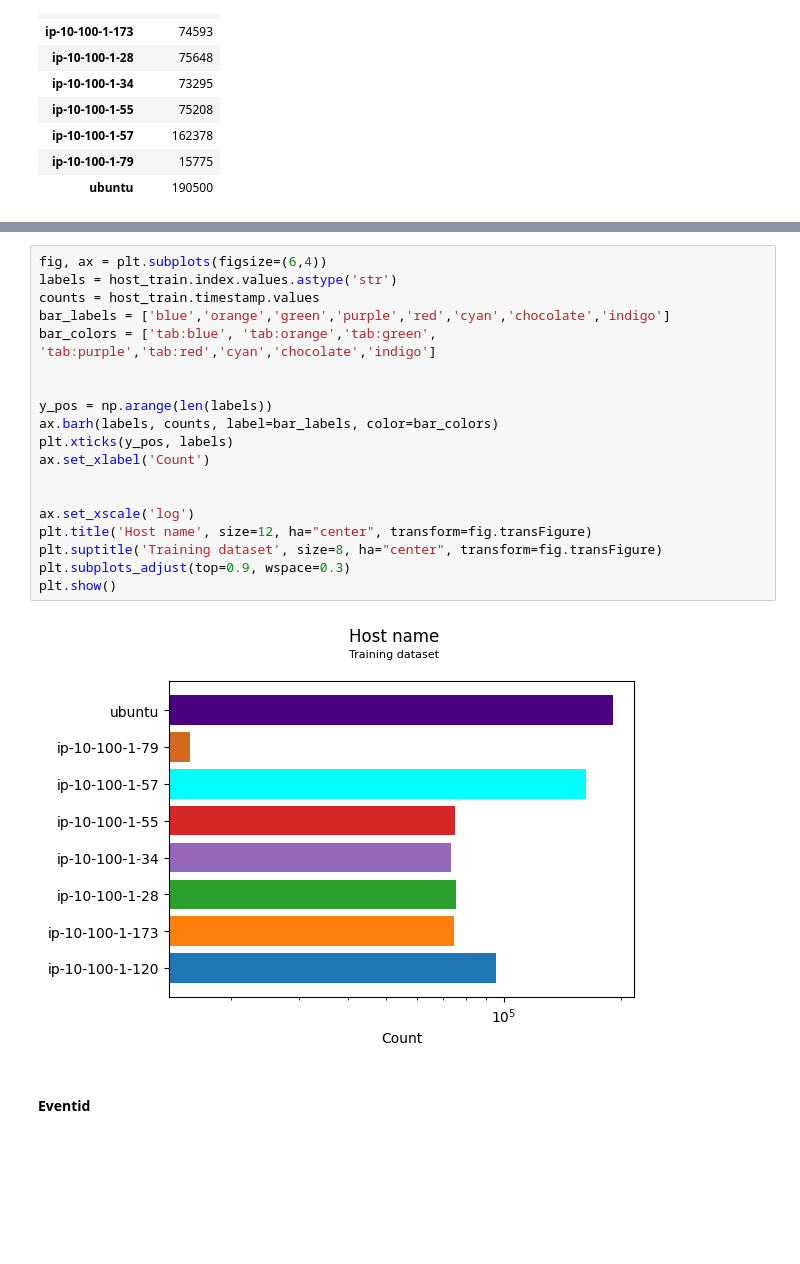
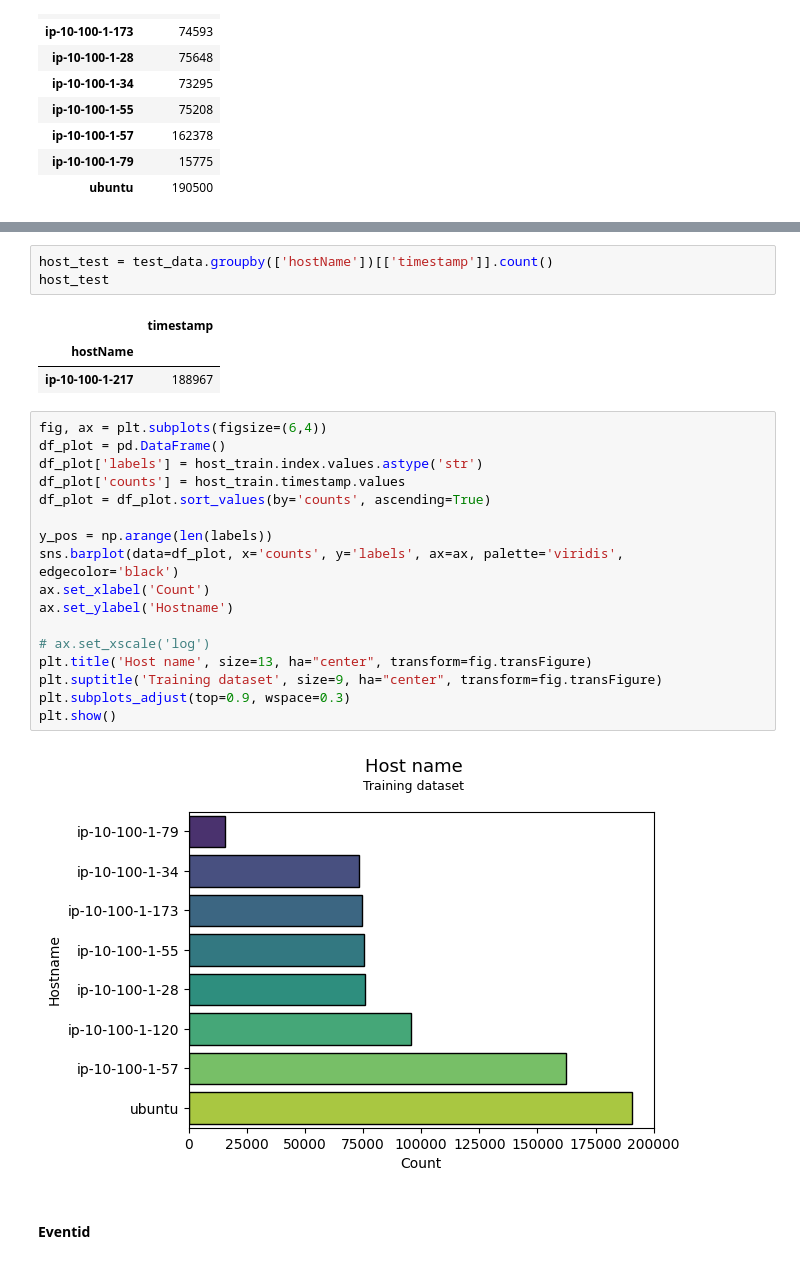
Before and after one commit to moryba/Beth-project, a Jupyter notebook: Data analysis/data analysis.ipynb, the cells around one changed output, grey strips where cells are left out. Saved outputs shown, nothing was run; the diff lists cells and outputs as text; blank space fills up the shorter version.

```diff
--- a/Data analysis/data analysis.ipynb
+++ b/Data analysis/data analysis.ipynb
@@ -349,24 +359,29 @@ host_train
+# %%
+host_test = test_data.groupby(['hostName'])[['timestamp']].count()
+host_test
+# %% [output]
+|  | timestamp |
+| hostName |  |
+| ip-10-100-1-217 | 188967 |
 # %%
 fig, ax = plt.subplots(figsize=(6,4))
-labels = host_train.index.values.astype('str')
-counts = host_train.timestamp.values
-bar_labels = ['blue','orange','green','purple','red','cyan','chocolate','indigo']
-bar_colors = ['tab:blue', 'tab:orange','tab:green', 'tab:purple','tab:red','cyan','chocolate','indigo']
-
+df_plot = pd.DataFrame()
+df_plot['labels'] = host_train.index.values.astype('str')
+df_plot['counts'] = host_train.timestamp.values
+df_plot = df_plot.sort_values(by='counts', ascending=True)
 
 y_pos = np.arange(len(labels))
-ax.barh(labels, counts, label=bar_labels, color=bar_colors)
-plt.xticks(y_pos, labels)
+sns.barplot(data=df_plot, x='counts', y='labels', ax=ax, palette='viridis', edgecolor='black')
 ax.set_xlabel('Count')
+ax.set_ylabel('Hostname')
 
-
-ax.set_xscale('log')
-plt.title('Host name', size=12, ha="center", transform=fig.transFigure)
-plt.suptitle('Training dataset', size=8, ha="center", transform=fig.transFigure)
+# ax.set_xscale('log')
+plt.title('Host name', size=13, ha="center", transform=fig.transFigure)
+plt.suptitle('Training dataset', size=9, ha="center", transform=fig.transFigure)
 plt.subplots_adjust(top=0.9, wspace=0.3)
 plt.show()
 # %% [output]
-[figure, old version]
+[figure, new version]
 # %% [markdown]
 #### Eventid
 # %%
```
Also changed, not shown: parts of 3 cells of this notebook, 7 other files.
